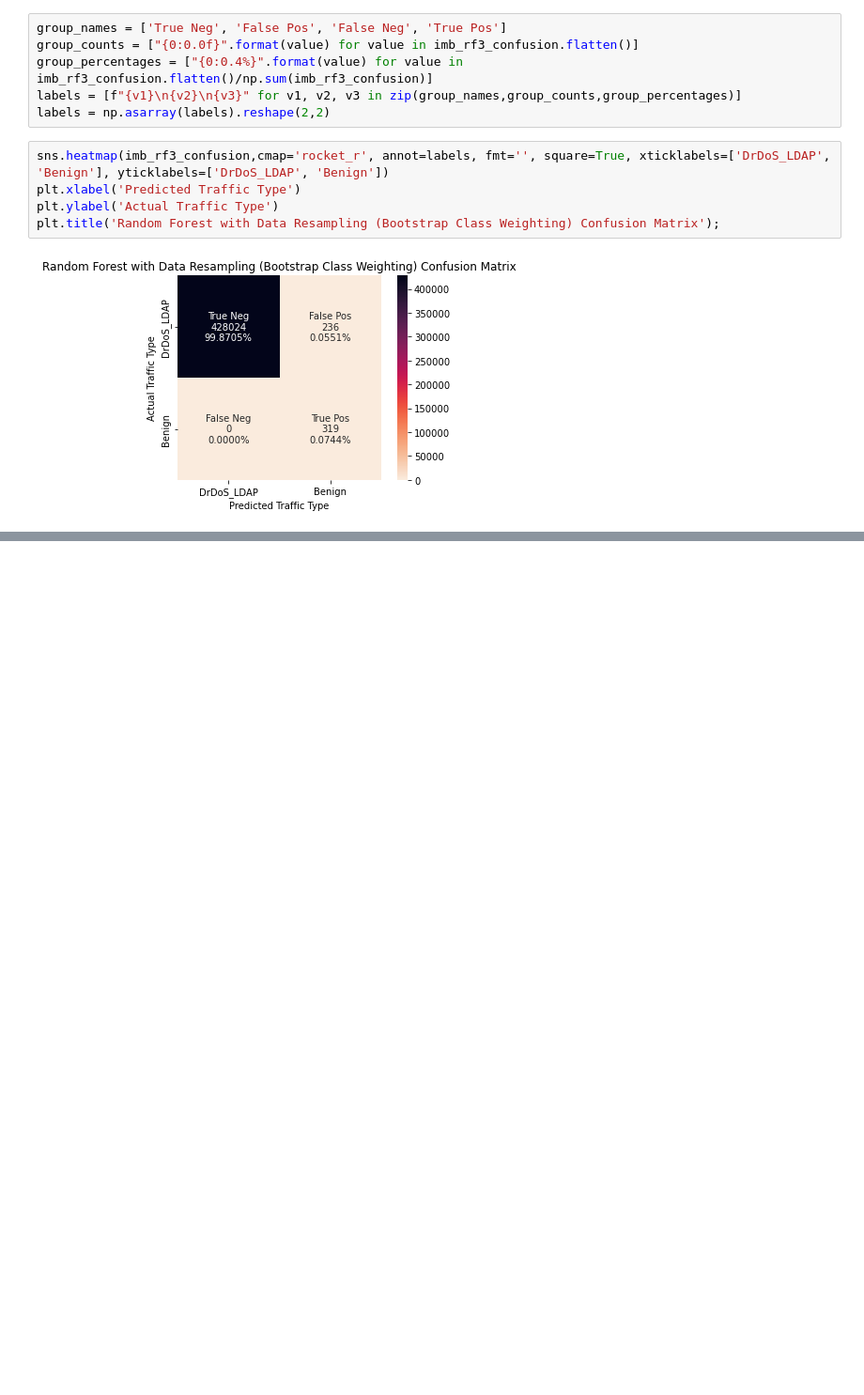
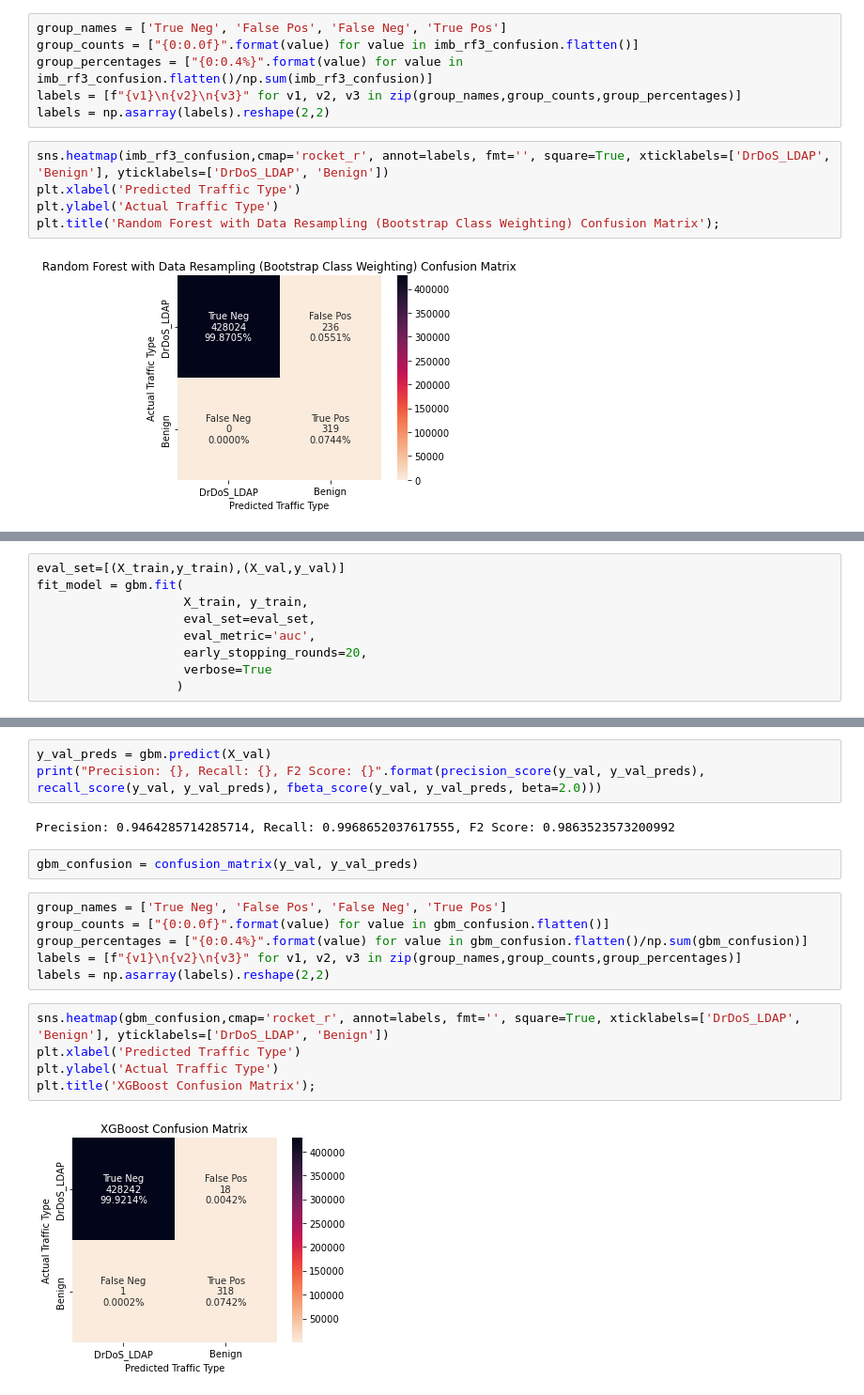
Before and after one commit to VinceDiR/DDoS_traffic_classification, a Jupyter notebook: final_script.ipynb, the cells around one changed output, grey strips where cells are left out. Shown at 94% size. Saved outputs shown, nothing was run; the diff lists cells and outputs as text; blank space fills up the shorter version.

```diff
--- a/final_script.ipynb
+++ b/final_script.ipynb
@@ -380,0 +398,9 @@ plt.title('Random Forest with Data Resampling (Bootstrap Class Weighting) Confus
+# %%
+eval_set=[(X_train,y_train),(X_val,y_val)]
+fit_model = gbm.fit(
+                    X_train, y_train,
+                    eval_set=eval_set,
+                    eval_metric='auc',
+                    early_stopping_rounds=20,
+                    verbose=True
+                   )
@@ -380,0 +425,20 @@ plt.title('Random Forest with Data Resampling (Bootstrap Class Weighting) Confus
+# %%
+y_val_preds = gbm.predict(X_val)
+print("Precision: {}, Recall: {}, F2 Score: {}".format(precision_score(y_val, y_val_preds), recall_score(y_val, y_val_preds), fbeta_score(y_val, y_val_preds, beta=2.0)))
+# %% [output]
+Precision: 0.9464285714285714, Recall: 0.9968652037617555, F2 Score: 0.9863523573200992
+# %%
+gbm_confusion = confusion_matrix(y_val, y_val_preds)
+# %%
+group_names = ['True Neg', 'False Pos', 'False Neg', 'True Pos']
+group_counts = ["{0:0.0f}".format(value) for value in gbm_confusion.flatten()]
+group_percentages = ["{0:0.4%}".format(value) for value in gbm_confusion.flatten()/np.sum(gbm_confusion)]
+labels = [f"{v1}\n{v2}\n{v3}" for v1, v2, v3 in zip(group_names,group_counts,group_percentages)]
+labels = np.asarray(labels).reshape(2,2)
+# %%
+sns.heatmap(gbm_confusion,cmap='rocket_r', annot=labels, fmt='', square=True, xticklabels=['DrDoS_LDAP', 'Benign'], yticklabels=['DrDoS_LDAP', 'Benign'])
+plt.xlabel('Predicted Traffic Type')
+plt.ylabel('Actual Traffic Type')
+plt.title('XGBoost Confusion Matrix');
+# %% [output]
+[figure, added]
```
Also changed, not shown: parts of 44 cells of this notebook, 2 other files.
